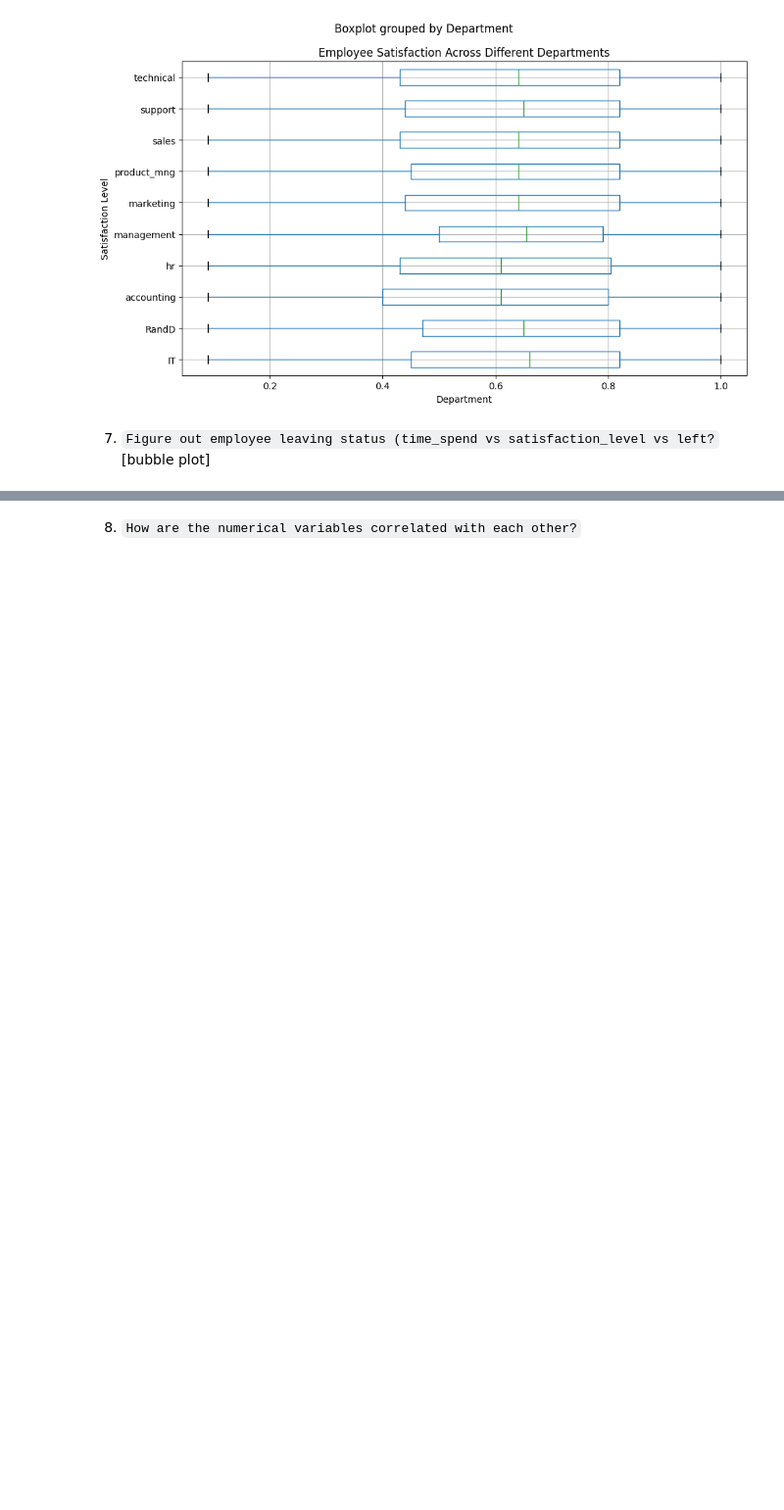
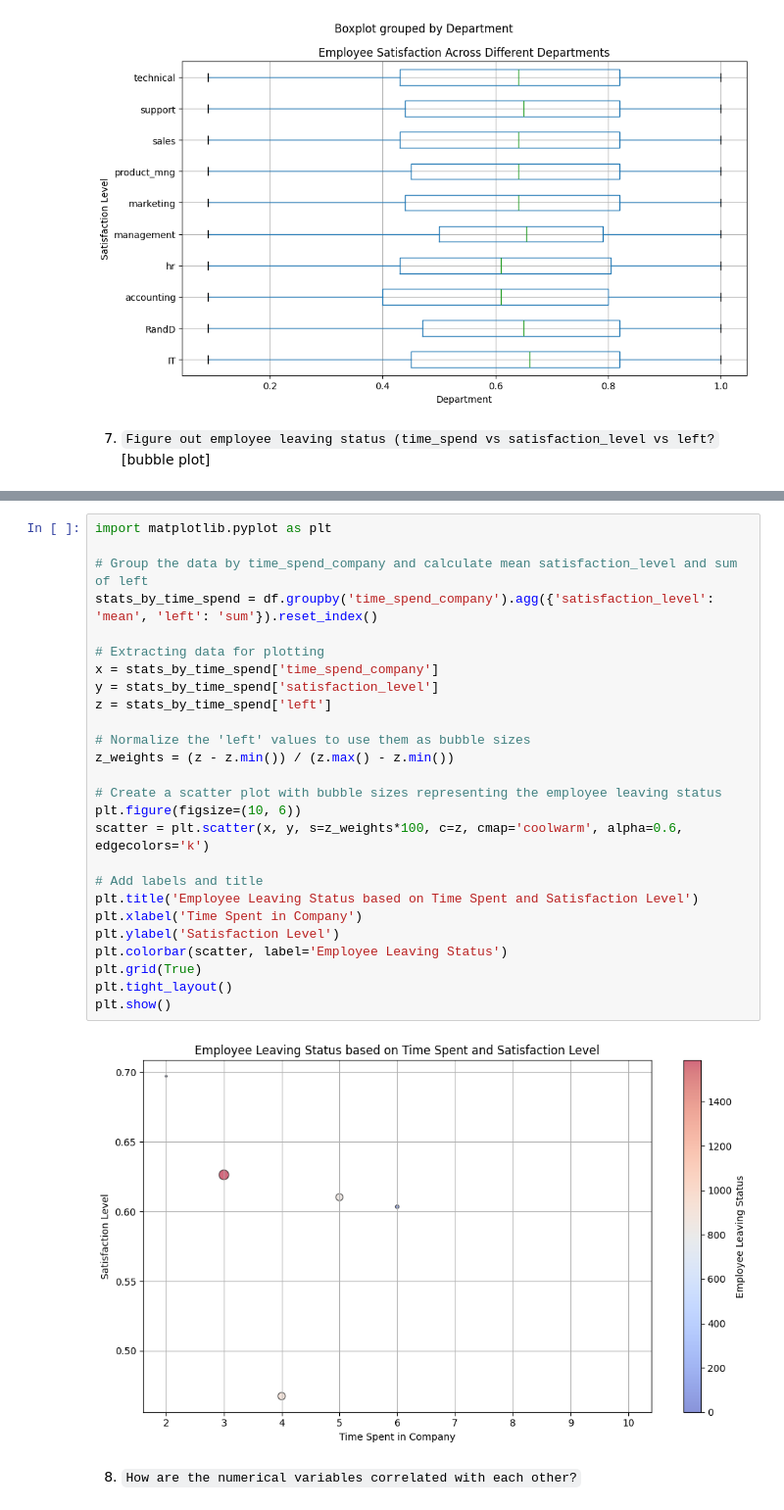
Before and after one commit to santoshh007/Python-machine-learning-, a Jupyter notebook: Week 06/Day 01/matplotlib.ipynb, the cells around one changed output, grey strips where cells are left out. Shown at 98% size. Saved outputs shown, nothing was run; the diff lists cells and outputs as text; blank space fills up the shorter version.

```diff
--- a/Week 06/Day 01/matplotlib.ipynb
+++ b/Week 06/Day 01/matplotlib.ipynb
@@ -198,3 +198,31 @@ plt.show()
+# %%
+import matplotlib.pyplot as plt
+
+# Group the data by time_spend_company and calculate mean satisfaction_level and sum of left
+stats_by_time_spend = df.groupby('time_spend_company').agg({'satisfaction_level': 'mean', 'left': 'sum'}).reset_index()
+
+# Extracting data for plotting
+x = stats_by_time_spend['time_spend_company']
+y = stats_by_time_spend['satisfaction_level']
+z = stats_by_time_spend['left']
+
+# Normalize the 'left' values to use them as bubble sizes
+z_weights = (z - z.min()) / (z.max() - z.min())
+
+# Create a scatter plot with bubble sizes representing the employee leaving status
+plt.figure(figsize=(10, 6))
+scatter = plt.scatter(x, y, s=z_weights*100, c=z, cmap='coolwarm', alpha=0.6, edgecolors='k')
+
+# Add labels and title
+plt.title('Employee Leaving Status based on Time Spent and Satisfaction Level')
+plt.xlabel('Time Spent in Company')
+plt.ylabel('Satisfaction Level')
+plt.colorbar(scatter, label='Employee Leaving Status')
+plt.grid(True)
+plt.tight_layout()
+plt.show()
+# %% [output]
+[figure, added]
 # %% [markdown]
 8. `How are the numerical variables correlated with each other?`
 # %%
```
Also changed, not shown: parts of 1 cell of this notebook, 4 other files.
